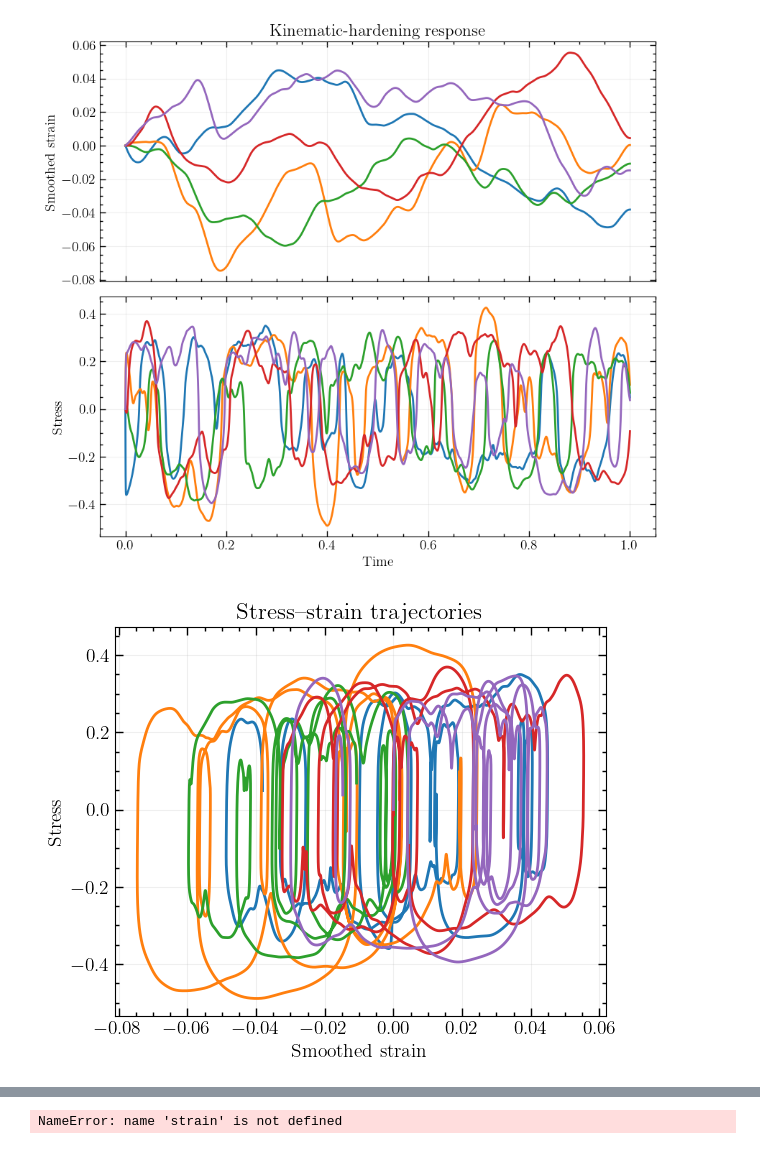
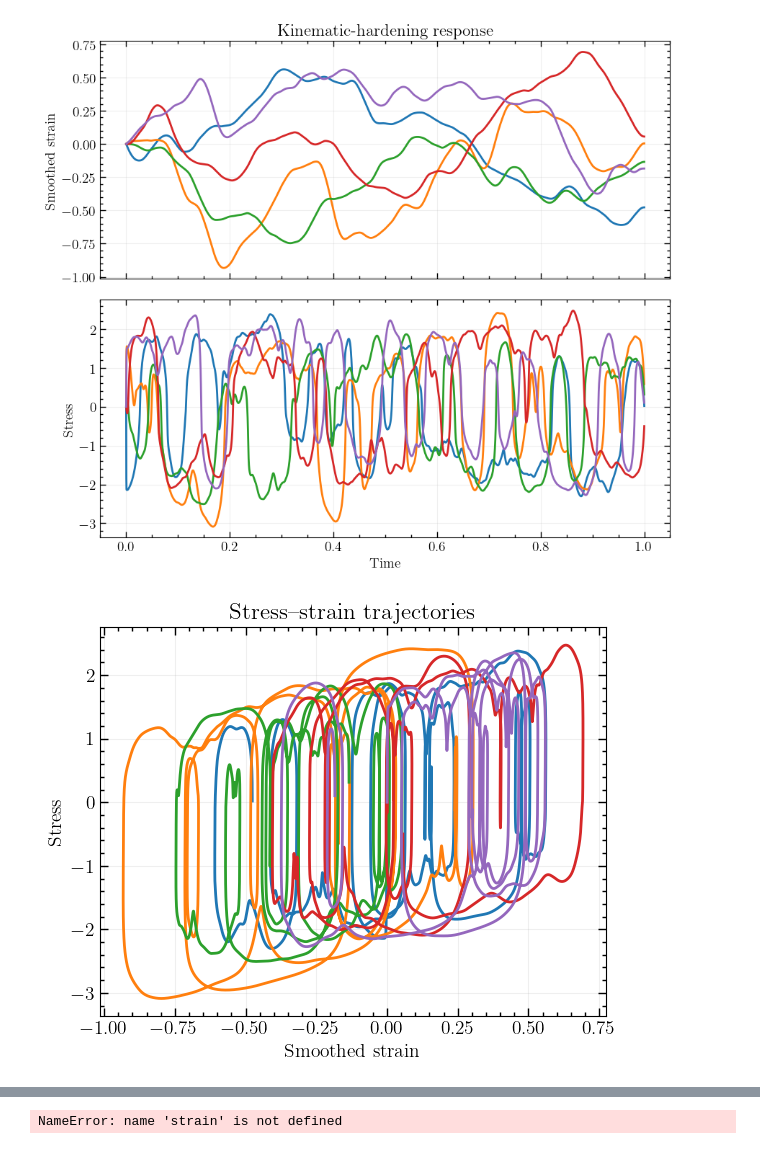
Before and after one commit to m-raj/sampling, a Jupyter notebook: kinematic_hardening_invertible.ipynb, the cells around one changed output, grey strips where cells are left out. Cells and saved outputs as stored; diff of their text form; code cells hidden in the pictures.

```diff
--- a/kinematic_hardening_invertible.ipynb
+++ b/kinematic_hardening_invertible.ipynb
@@ -48,7 +48,7 @@ T = 1.0
 dt = 1.0 / 10000.0
 theta = 3.0
 mu = 0.0
-sigma = 0.08
+sigma = 1
 x0 = 0.0
 
 # 2. Smooth the sampled strain using the mollifier convolution.
@@ -97,7 +97,7 @@ plt.show()
 # 4. Solve for stress with the kinematic-hardening model.
 E = 1000.0
 H = 1
-sigma_y = 0.5
+sigma_y = 1
 rate_exponent = 0.5
 kinematic_model = KinematicHardeningPlasticity(
     node_count=1,
@@ -117,35 +117,35 @@ for trajectory_index, strain_path in enumerate(strain_trajectories_smooth):
     plastic_strain_trajectories[trajectory_index] = plastic_strain[:, 0]
     stress_trajectories[trajectory_index] = stress_path[:, 0]
 
 # 5. Visualize stress and strain histories, and the stress--strain response.
 fig, axes = plt.subplots(2, 1, figsize=(9, 8), sharex=True)
 for trajectory_index in range(min(5, n_trajectories)):
     axes[0].plot(times, strain_trajectories_smooth[trajectory_index])
     axes[1].plot(times, stress_trajectories[trajectory_index])
 axes[0].set_ylabel("Smoothed strain")
 axes[1].set_ylabel("Stress")
 axes[1].set_xlabel("Time")
 axes[0].set_title("Kinematic-hardening response")
 for axis in axes:
     axis.grid(alpha=0.2)
 plt.tight_layout()
 plt.show()
 
 fig, ax = plt.subplots(figsize=(6, 5))
 for trajectory_index in range(min(5, n_trajectories)):
     ax.plot(
         strain_trajectories_smooth[trajectory_index],
         stress_trajectories[trajectory_index],
     )
 ax.set_xlabel("Smoothed strain")
 ax.set_ylabel("Stress")
 ax.set_title("Stress--strain trajectories")
 ax.grid(alpha=0.2)
 plt.tight_layout()
 plt.show()
 # %% [output]
-[figure, old version]
+[figure, new version]
-[figure, old version]
+[figure, new version]
 # %%
 # 6. Learn W and D from the strain and stress samples without normalization.
 strain_tensor = torch.as_tensor(strain_trajectories_smooth, dtype=torch.float32)
```
Also changed, not shown: parts of 4 cells of this notebook, 1 other file.
